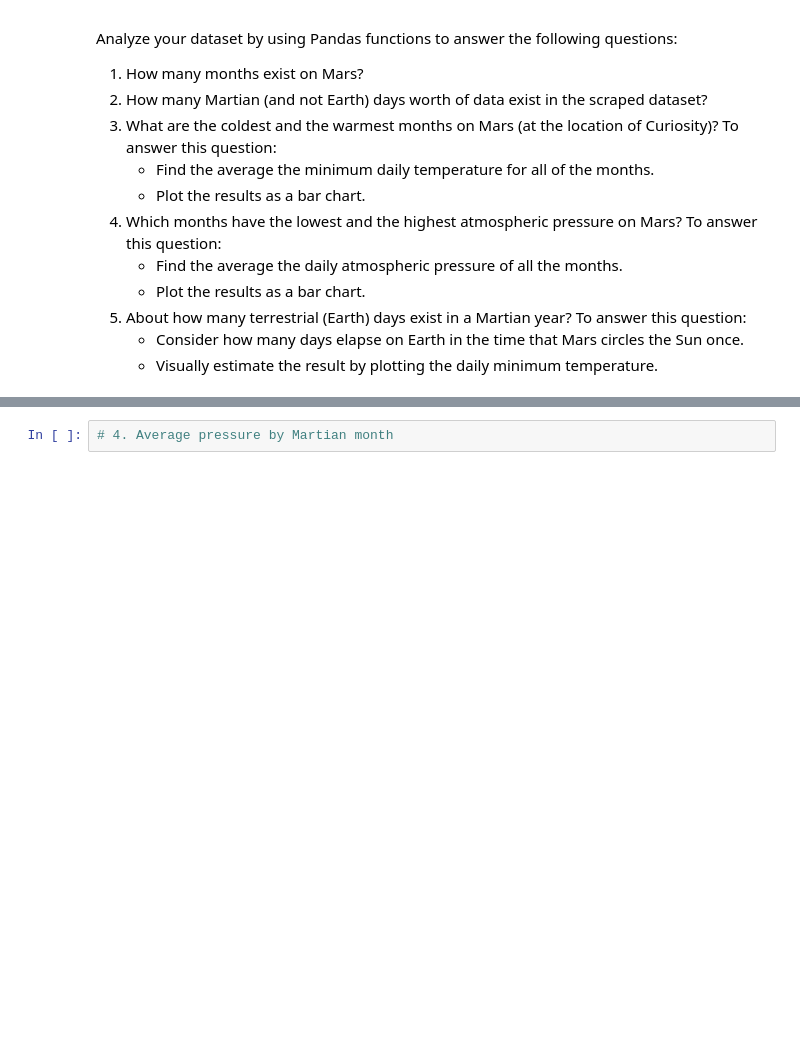
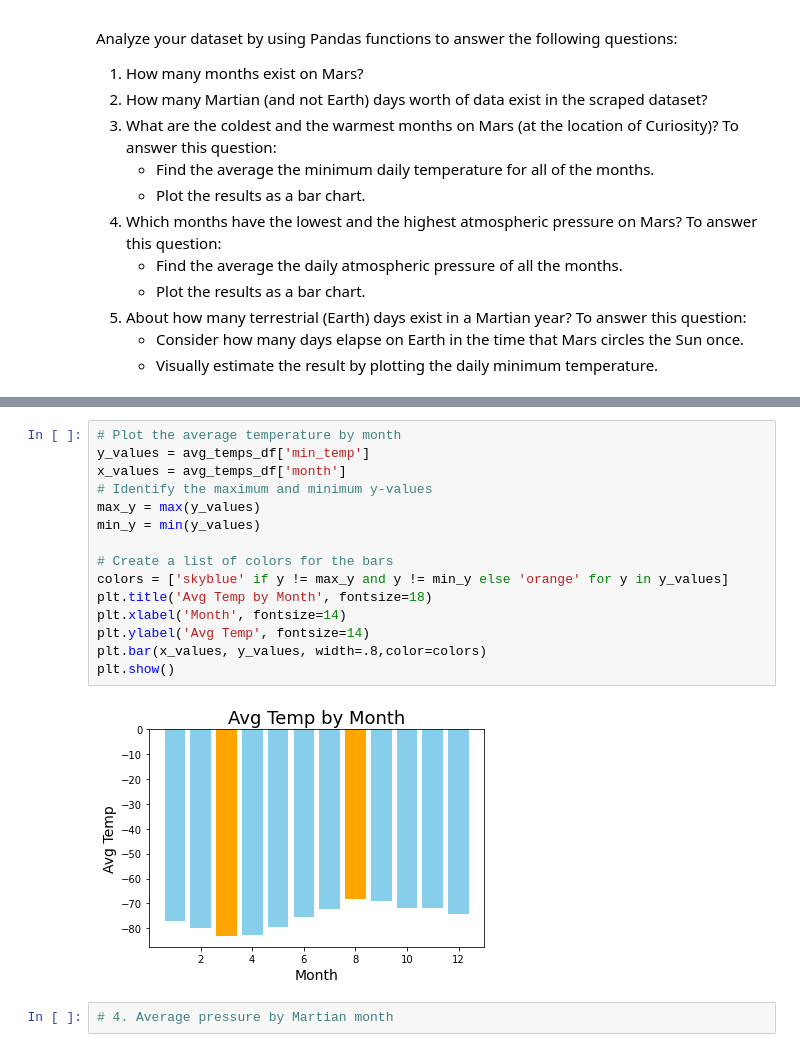
Before and after one commit to cmbutler83/Mars_weather_scraping, a Jupyter notebook: part_2_mars_weather.ipynb, the cells around one changed output, grey strips where cells are left out. Cells and saved outputs as stored; diff of their text form; blank space fills up the shorter version.

```diff
--- a/part_2_mars_weather.ipynb
+++ b/part_2_mars_weather.ipynb
@@ -196,3 +195,20 @@ Name: min_temp, dtype: float64
+# %%
+# Plot the average temperature by month
+y_values = avg_temps_df['min_temp']
+x_values = avg_temps_df['month']
+# Identify the maximum and minimum y-values
+max_y = max(y_values)
+min_y = min(y_values)
+
+# Create a list of colors for the bars
+colors = ['skyblue' if y != max_y and y != min_y else 'orange' for y in y_values]
+plt.title('Avg Temp by Month', fontsize=18)
+plt.xlabel('Month', fontsize=14)
+plt.ylabel('Avg Temp', fontsize=14)
+plt.bar(x_values, y_values, width=.8,color=colors)
+plt.show()
+# %% [output]
+[figure, added]
 # %%
 # 4. Average pressure by Martian month
 # %% [output]
```
Also changed, not shown: parts of 8 cells of this notebook, 1 other file.
